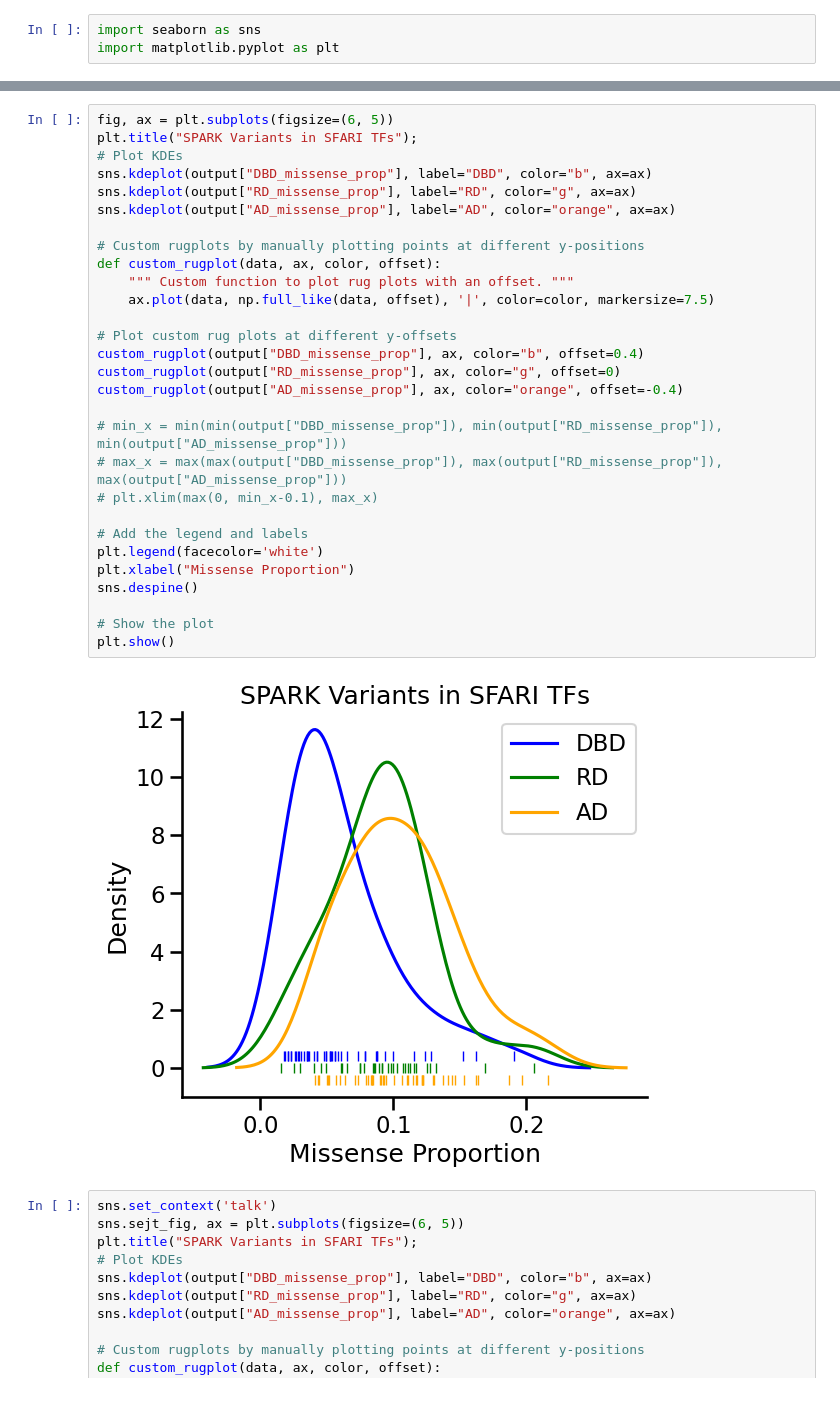
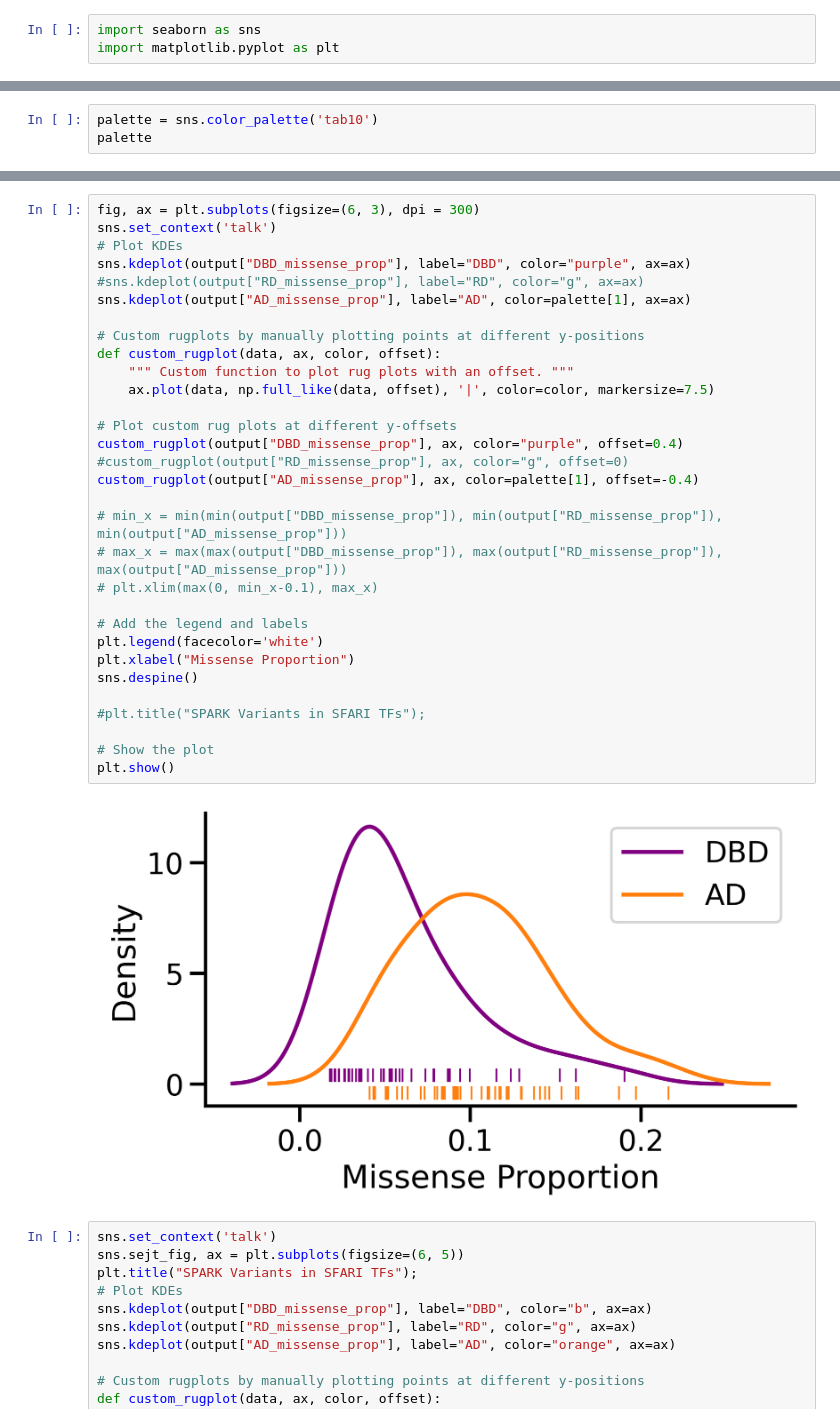
Before and after one commit to sanjanakotha/SFARI, a Jupyter notebook: soto_analysis/notebooks/RD Analysis,.ipynb, the cells around one changed output, grey strips where cells are left out. Cells and saved outputs as stored; diff of their text form.

```diff
--- a/soto_analysis/notebooks/RD Analysis,.ipynb
+++ b/soto_analysis/notebooks/RD Analysis,.ipynb
@@ -270,0 +271,3 @@ sns.despine()
+# %%
+palette = sns.color_palette('tab10')
+palette
@@ -271,34 +285,36 @@ sns.despine()
 # %%
-fig, ax = plt.subplots(figsize=(6, 5))
-plt.title("SPARK Variants in SFARI TFs");
+fig, ax = plt.subplots(figsize=(6, 3), dpi = 300)
+sns.set_context('talk')
 # Plot KDEs
-sns.kdeplot(output["DBD_missense_prop"], label="DBD", color="b", ax=ax)
-sns.kdeplot(output["RD_missense_prop"], label="RD", color="g", ax=ax)
-sns.kdeplot(output["AD_missense_prop"], label="AD", color="orange", ax=ax)
+sns.kdeplot(output["DBD_missense_prop"], label="DBD", color="purple", ax=ax)
+#sns.kdeplot(output["RD_missense_prop"], label="RD", color="g", ax=ax)
+sns.kdeplot(output["AD_missense_prop"], label="AD", color=palette[1], ax=ax)
 
 # Custom rugplots by manually plotting points at different y-positions
 def custom_rugplot(data, ax, color, offset):
     """ Custom function to plot rug plots with an offset. """
     ax.plot(data, np.full_like(data, offset), '|', color=color, markersize=7.5)
 
 # Plot custom rug plots at different y-offsets
-custom_rugplot(output["DBD_missense_prop"], ax, color="b", offset=0.4)
-custom_rugplot(output["RD_missense_prop"], ax, color="g", offset=0)
-custom_rugplot(output["AD_missense_prop"], ax, color="orange", offset=-0.4)
+custom_rugplot(output["DBD_missense_prop"], ax, color="purple", offset=0.4)
+#custom_rugplot(output["RD_missense_prop"], ax, color="g", offset=0)
+custom_rugplot(output["AD_missense_prop"], ax, color=palette[1], offset=-0.4)
 
 # min_x = min(min(output["DBD_missense_prop"]), min(output["RD_missense_prop"]), min(output["AD_missense_prop"]))
 # max_x = max(max(output["DBD_missense_prop"]), max(output["RD_missense_prop"]), max(output["AD_missense_prop"]))
 # plt.xlim(max(0, min_x-0.1), max_x)
 
 # Add the legend and labels
 plt.legend(facecolor='white')
 plt.xlabel("Missense Proportion")
 sns.despine()
 
+#plt.title("SPARK Variants in SFARI TFs");
+
 # Show the plot
 plt.show()
 # %% [output]
-[figure, old version]
+[figure, new version]
 # %%
 sns.set_context('talk')
 sns.sejt_fig, ax = plt.subplots(figsize=(6, 5))
```
Also changed, not shown: parts of 4 cells of this notebook, 3 other files.
